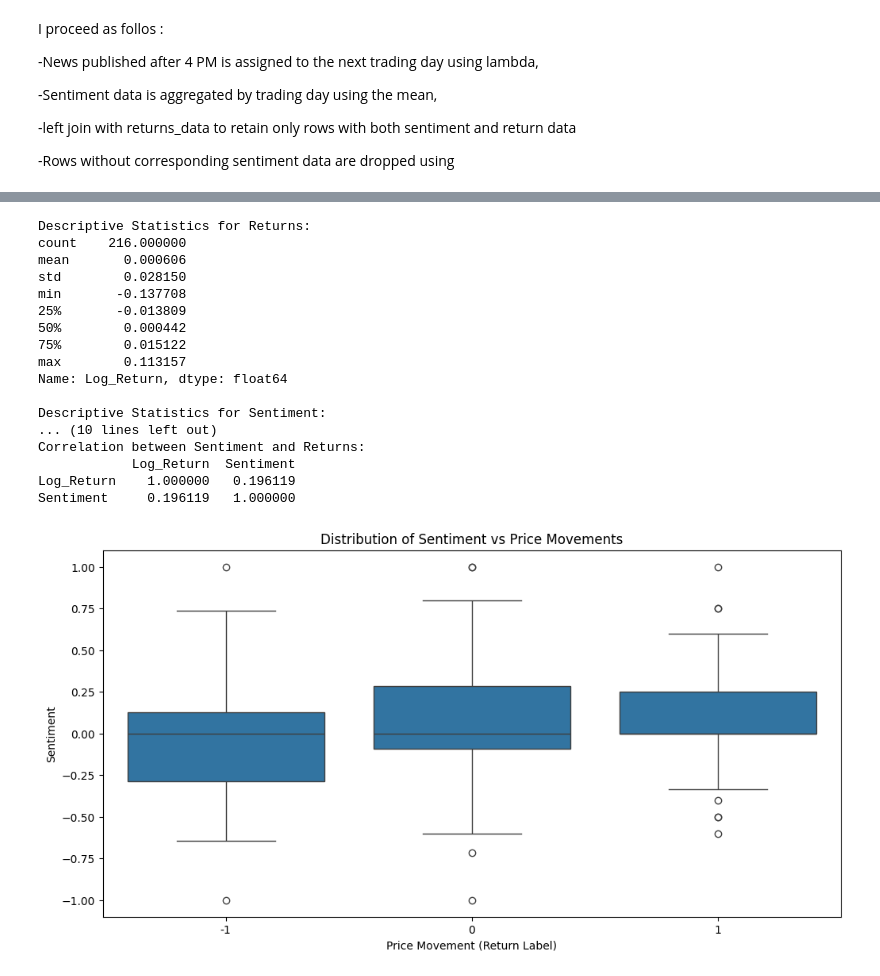
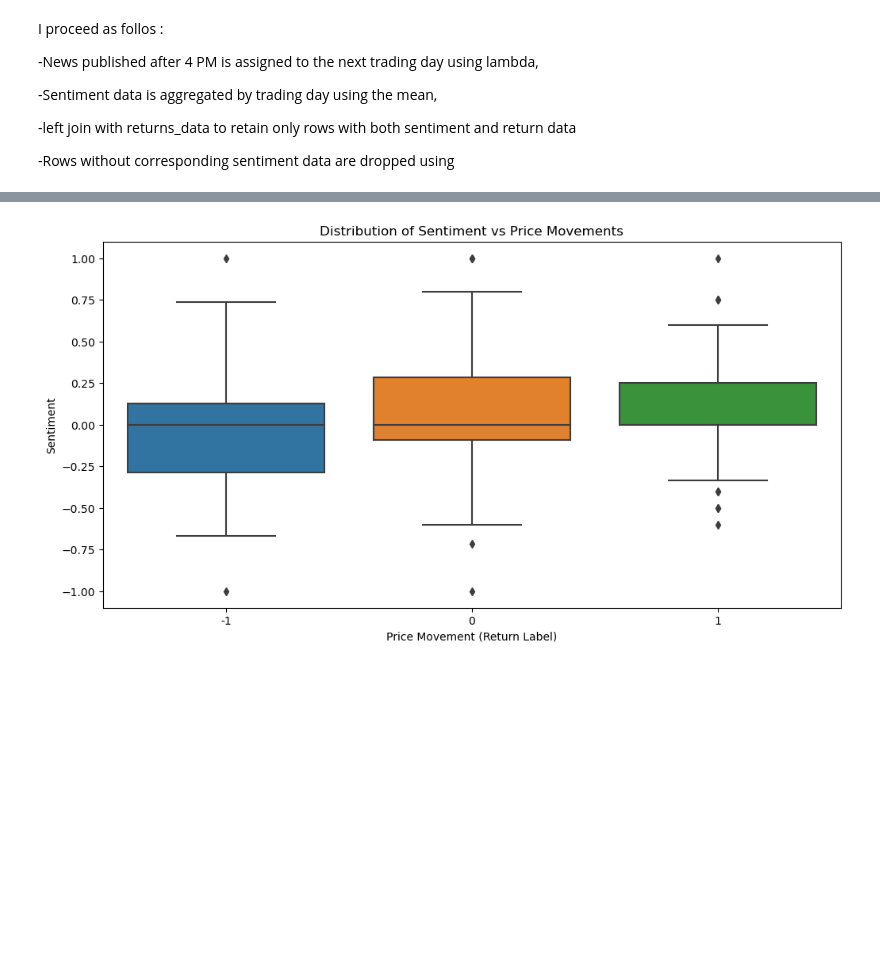
Before and after one commit to Crqbu/Sentiment-Market-Anomaly, a Jupyter notebook: notebooks/data_analysis_with_plots.ipynb, the cells around one changed output, grey strips where cells are left out. Cells and saved outputs as stored; diff of their text form; code cells hidden in the pictures; blank space fills up the shorter version.

```diff
--- a/notebooks/data_analysis_with_plots.ipynb
+++ b/notebooks/data_analysis_with_plots.ipynb
@@ -225,9 +225,8 @@ $P_{t}^{s}$ is the price of stock $s$ at time $t$, $\delta$ is the timeframe for
 # %% [markdown]
 #### 2.1 Cleaning the price dataset
 # %%
-returns_data = pd.read_csv("../data/quotes/apple_quotes.csv").drop(columns=['Open', 'High', 'Low', 'Adj Close', 'Volume'])
-
-returns_data
+returns_data = read_file("../data/quotes/apple_quotes.csv").drop(columns=['Open', 'High', 'Low', 'Adj Close', 'Volume'])
+returns_data.head()
 # %% [output]
 |  | Date | Close |
 | 0 | 02/01/1981 | 0.154018 |
@@ -343,9 +348,3 @@ returns_data
 # %% [markdown]
 #### 2.2 Linking it to the news data
 Now that we have a clean dataset to work on, let's merge our sentiment dataset with our returns dataset.
-# %%
-import pandas as pd
-
-returns_data = pd.read_csv('../data/processed/processed_apple_historical_data_with_optimal_gamma.csv')
-sentiment_data = pd.read_csv('../data/processed/processed_news_data_with_sent.csv').drop(U'Unnamed: 0', axis=1)
-sentiment_data.tail(5)
@@ -358,0 +351,3 @@ sentiment_data.tail(5)
+# %%
+sentiment_data = read_file('../data/processed/processed_news_data_with_sent.csv')
+sentiment_data
@@ -478,45 +494,10 @@ merged_data.head(5)
 # %%
-import seaborn as sns
-
-import matplotlib.pyplot as plt
-
-# Descriptive statistics for returns and sentiment
-returns_stats = merged_data['Log_Return'].describe()
-sentiment_stats = merged_data['Sentiment'].describe()
-
-print("Descriptive Statistics for Returns:")
-print(returns_stats)
-print("\nDescriptive Statistics for Sentiment:")
-print(sentiment_stats)
-
-# Correlation analysis between sentiment and returns
-correlation = merged_data[['Log_Return', 'Sentiment']].corr()
-print("\nCorrelation between Sentiment and Returns:")
-print(correlation)
-
 # Distribution plots of sentiment vs price movements
 plt.figure(figsize=(12, 6))
 sns.boxplot(x='Return_Label', y='Sentiment', data=merged_data)
 plt.title('Distribution of Sentiment vs Price Movements')
 plt.xlabel('Price Movement (Return Label)')
 plt.ylabel('Sentiment')
 plt.show()
 # %% [output]
-Descriptive Statistics for Returns:
-count    216.000000
-mean       0.000606
-std        0.028150
-min       -0.137708
-25%       -0.013809
-50%        0.000442
-75%        0.015122
-max        0.113157
-Name: Log_Return, dtype: float64
-
-Descriptive Statistics for Sentiment:
-... (10 lines left out)
-Correlation between Sentiment and Returns:
-            Log_Return  Sentiment
-Log_Return    1.000000   0.196119
-Sentiment     0.196119   1.000000
-[figure, old version]
+[figure, new version]
```
Also changed, not shown: parts of 13 cells of this notebook, 1 other file.
